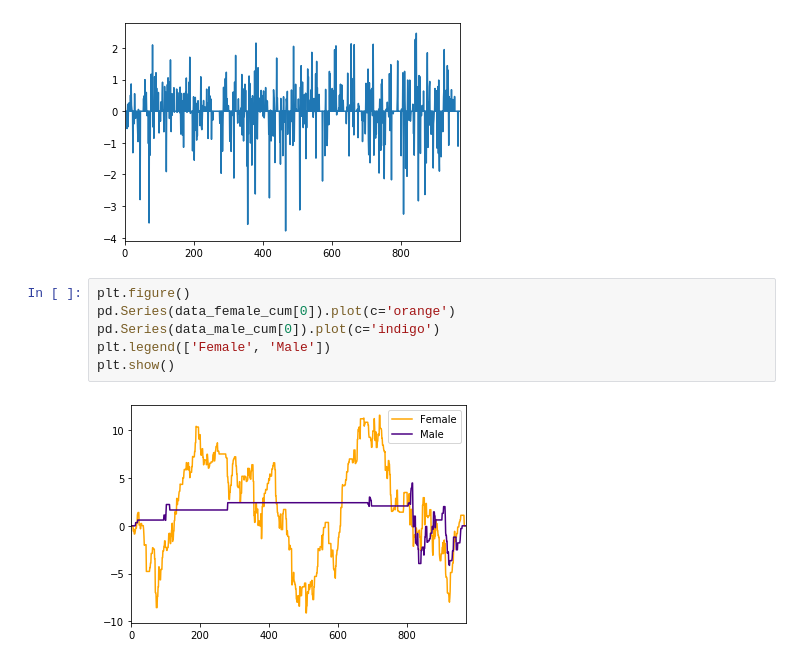
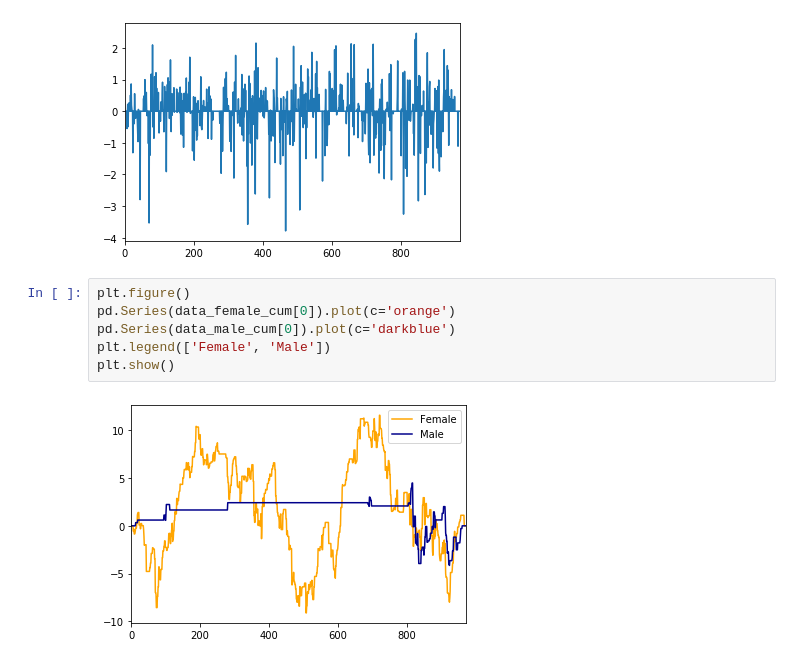
Before and after one commit to wenoptics/viz-of-gender-stereotypes-from-texts, a Jupyter notebook: general.ipynb, the cells around one changed output. Cells and saved outputs as stored; diff of their text form.

Commit message:
data exploration

```diff
--- a/general.ipynb
+++ b/general.ipynb
@@ -37,8 +38,8 @@ pd.Series(data_female_emotion[0]).plot()
 # %%
 plt.figure()
 pd.Series(data_female_cum[0]).plot(c='orange')
-pd.Series(data_male_cum[0]).plot(c='indigo')
+pd.Series(data_male_cum[0]).plot(c='darkblue')
 plt.legend(['Female', 'Male'])
 plt.show()
 # %% [output]
-[figure, old version]
+[figure, new version]
```
Also changed, not shown: parts of 6 cells of this notebook.
